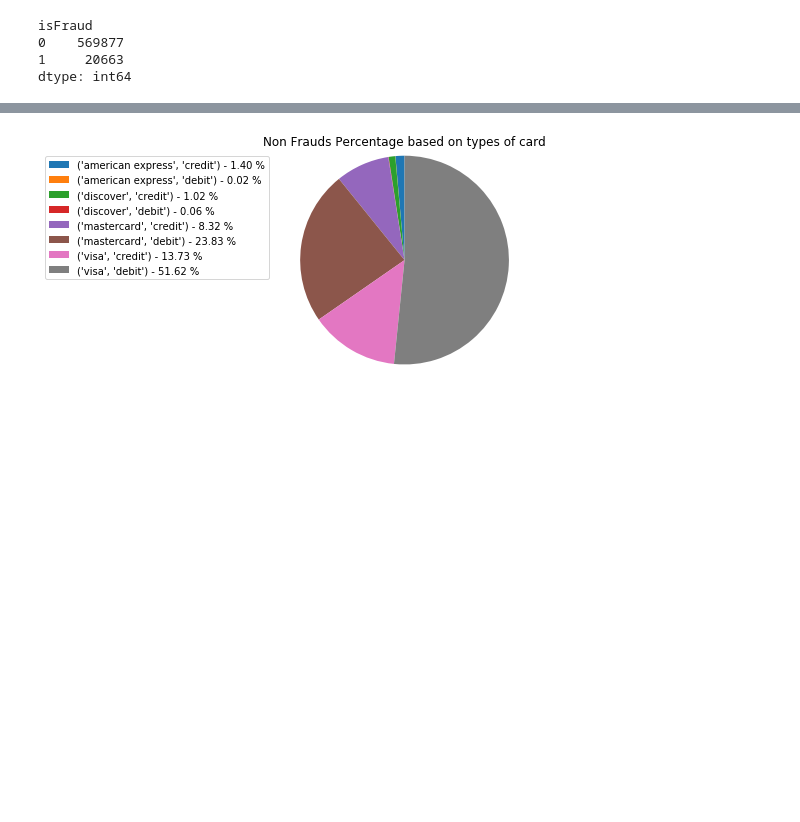
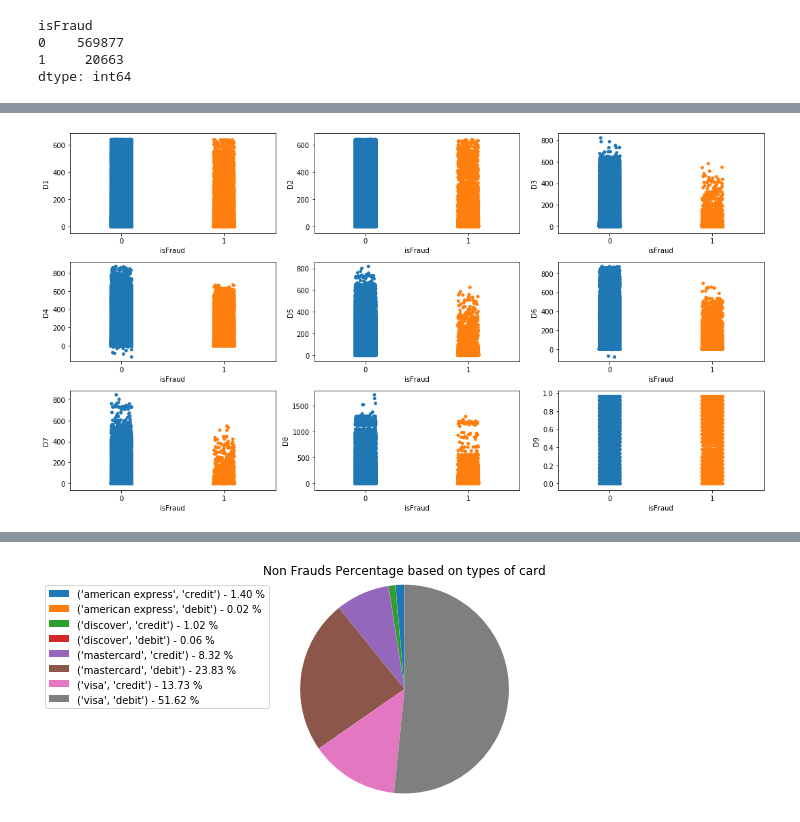
Before and after one commit to Suman-Saini/CapstoneProject_1, a Jupyter notebook: DataWrangling/Data Wrangling.ipynb, the cells around one changed output, grey strips where cells are left out. Saved outputs shown, nothing was run; the diff lists cells and outputs as text; code cells hidden in the pictures; blank space fills up the shorter version.

```diff
--- a/DataWrangling/Data Wrangling.ipynb
+++ b/DataWrangling/Data Wrangling.ipynb
@@ -131,0 +158,14 @@ dtype: int64
+# %%
+fig, ax = plt.subplots(nrows=3,ncols=3,figsize=(15,8))
+sns.stripplot(x='isFraud',y='D1',data=dataset,jitter=True,ax=ax[0][0])
+sns.stripplot(x='isFraud',y='D2',data=dataset,jitter=True,ax=ax[0][1])
+sns.stripplot(x='isFraud',y='D3',data=dataset,jitter=True,ax=ax[0][2])
+sns.stripplot(x='isFraud',y='D4',data=dataset,jitter=True,ax=ax[1][0])
+sns.stripplot(x='isFraud',y='D5',data=dataset,jitter=True,ax=ax[1][1])
+sns.stripplot(x='isFraud',y='D6',data=dataset,jitter=True,ax=ax[1][2])
+sns.stripplot(x='isFraud',y='D7',data=dataset,jitter=True,ax=ax[2][0])
+sns.stripplot(x='isFraud',y='D8',data=dataset,jitter=True,ax=ax[2][1])
+sns.stripplot(x='isFraud',y='D9',data=dataset,jitter=True,ax=ax[2][2])
+plt.tight_layout()
+# %% [output]
+[figure, added]
```
Also changed, not shown: parts of 32 cells of this notebook.
